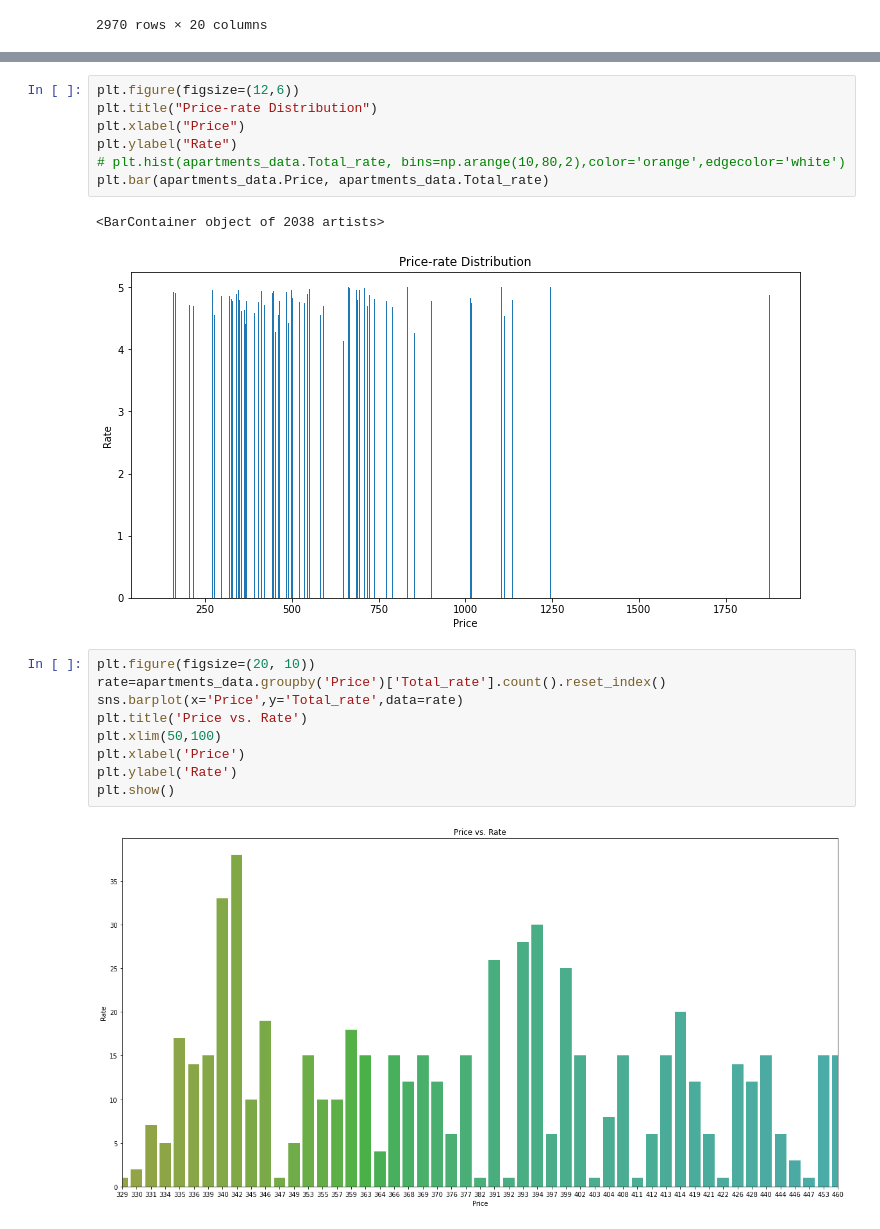
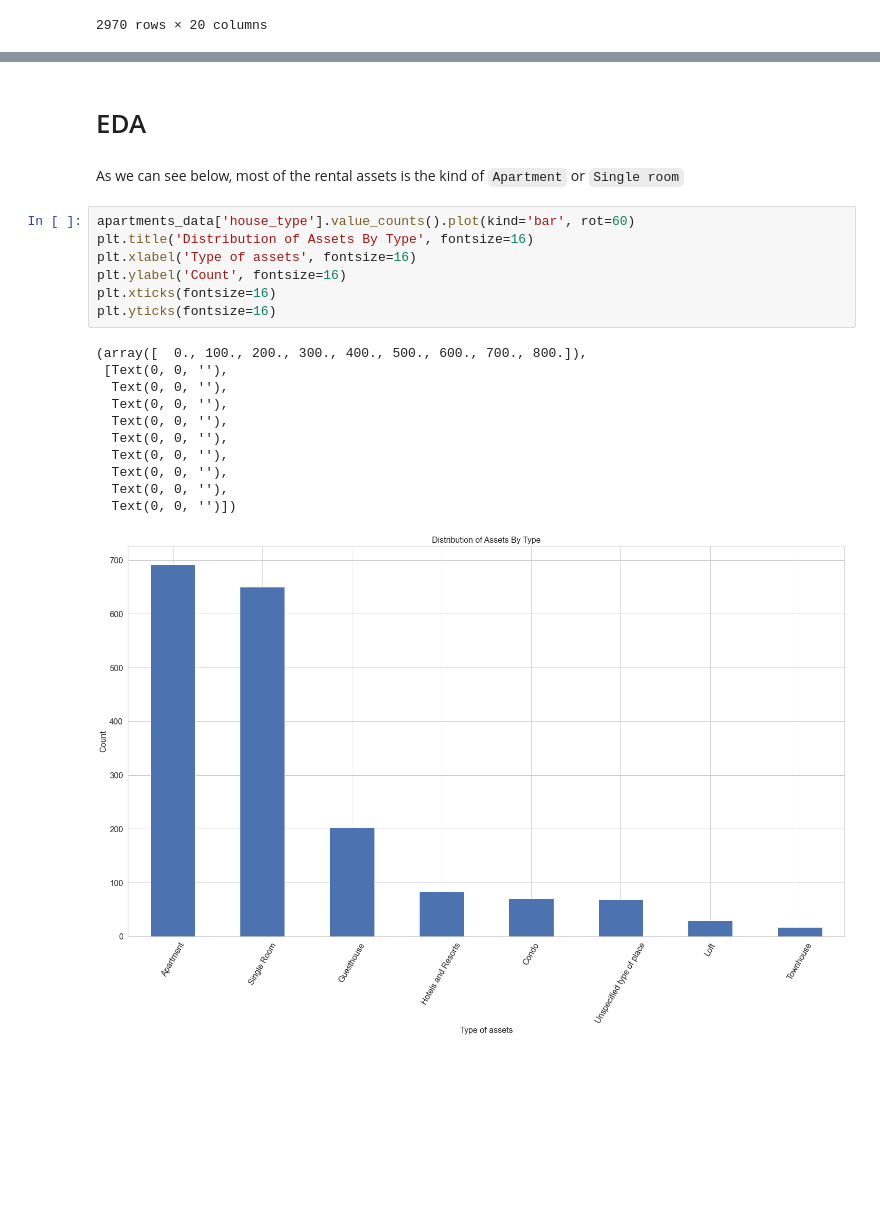
Before and after one commit to LiorLakay/data_science_project, a Jupyter notebook: apartmenst.ipynb, the cells around one changed output, grey strips where cells are left out. Cells and saved outputs as stored; diff of their text form; blank space fills up the shorter version.

```diff
--- a/apartmenst.ipynb
+++ b/apartmenst.ipynb
@@ -233,21 +294,23 @@ plt.show()
-# %%
-plt.figure(figsize=(12,6))
-plt.title("Price-rate Distribution")
-plt.xlabel("Price")
-plt.ylabel("Rate")
-# plt.hist(apartments_data.Total_rate, bins=np.arange(10,80,2),color='orange',edgecolor='white')
-plt.bar(apartments_data.Price, apartments_data.Total_rate)
-# %% [output]
-<BarContainer object of 2038 artists>
-[figure, removed]
-# %%
-plt.figure(figsize=(20, 10))
-rate=apartments_data.groupby('Price')['Total_rate'].count().reset_index()
-sns.barplot(x='Price',y='Total_rate',data=rate)
-plt.title('Price vs. Rate')
-plt.xlim(50,100)
-plt.xlabel('Price')
-plt.ylabel('Rate')
-plt.show()
-# %% [output]
-[figure, removed]
+# %% [markdown]
+# EDA
+# %% [markdown]
+As we can see below, most of the rental assets is the kind of `Apartment` or `Single room`
+# %%
+apartments_data['house_type'].value_counts().plot(kind='bar', rot=60)
+plt.title('Distribution of Assets By Type', fontsize=16)
+plt.xlabel('Type of assets', fontsize=16)
+plt.ylabel('Count', fontsize=16)
+plt.xticks(fontsize=16)
+plt.yticks(fontsize=16)
+# %% [output]
+(array([  0., 100., 200., 300., 400., 500., 600., 700., 800.]),
+ [Text(0, 0, ''),
+  Text(0, 0, ''),
+  Text(0, 0, ''),
+  Text(0, 0, ''),
+  Text(0, 0, ''),
+  Text(0, 0, ''),
+  Text(0, 0, ''),
+  Text(0, 0, ''),
+  Text(0, 0, '')])
+[figure, added]
```
Also changed, not shown: parts of 86 cells of this notebook, 26 other files.
